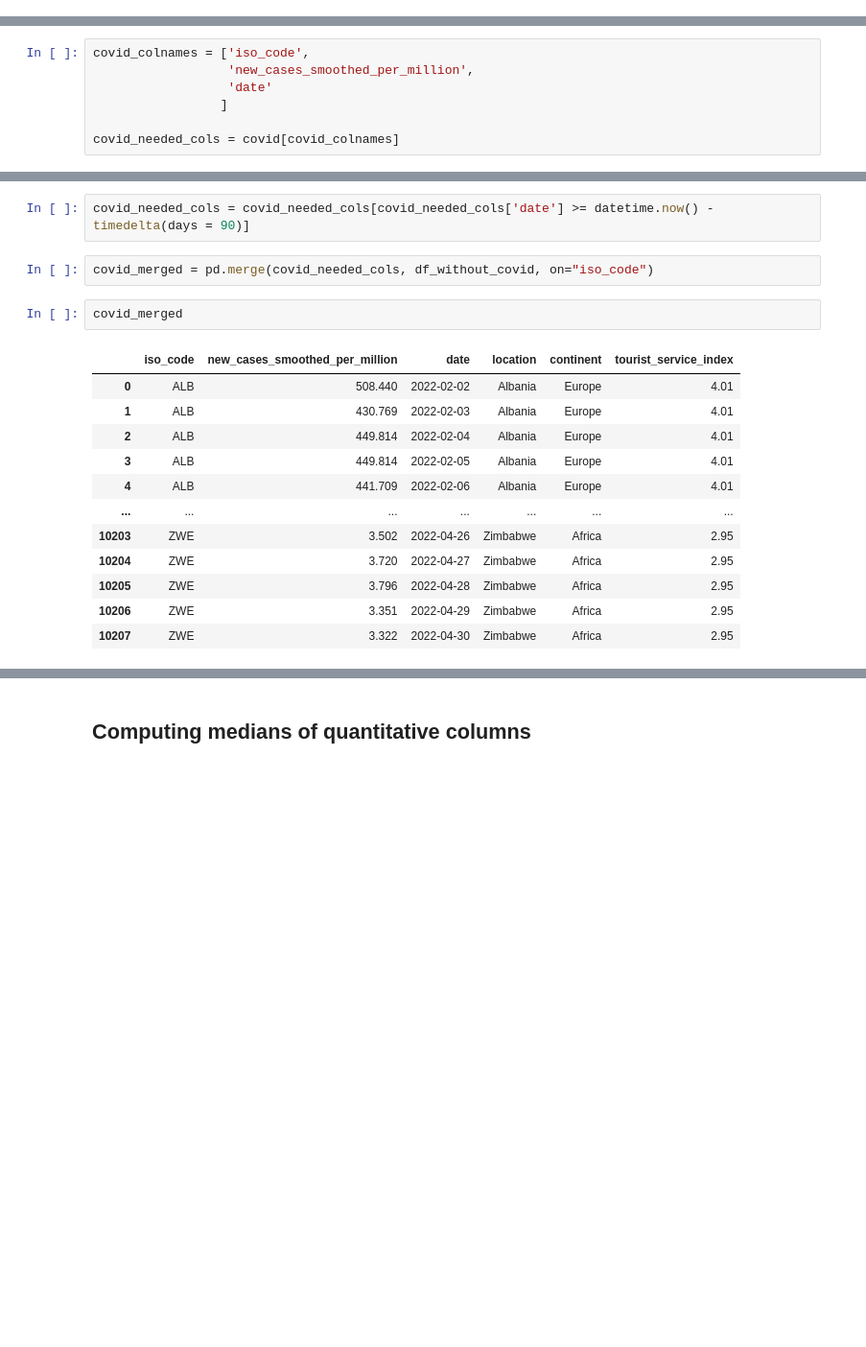
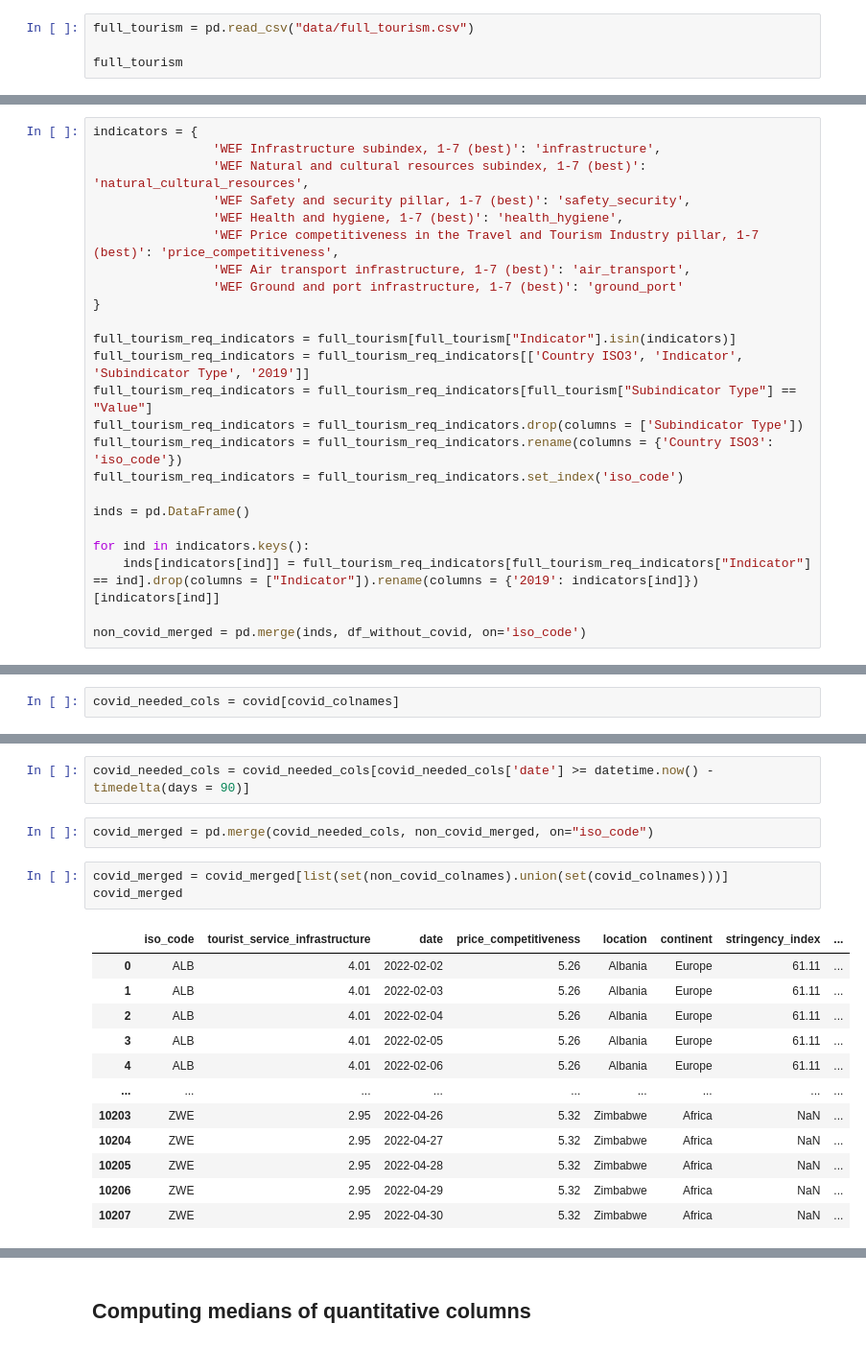
Before and after one commit to serenawatson/data3888, a Jupyter notebook: Eve_initial_variable_selection_clustering.ipynb, the cells around one changed output, grey strips where cells are left out. Shown at 96% size. Saved outputs shown, nothing was run; the diff lists cells and outputs as text; blank space fills up the shorter version.

Commit message:
Adds more tourism-related indexes

```diff
--- a/Eve_initial_variable_selection_clustering.ipynb
+++ b/Eve_initial_variable_selection_clustering.ipynb
@@ -50,3 +46,7 @@ df_without_covid
 | 114 | ZMB | Zambia | Africa | 2.52 |
 | 115 | ZWE | Zimbabwe | Africa | 2.95 |
 116 rows × 4 columns
+# %%
+full_tourism = pd.read_csv("data/full_tourism.csv")
+
+full_tourism
@@ -53,11 +67,30 @@ df_without_covid
+# %%
+indicators = {
+                'WEF Infrastructure subindex, 1-7 (best)': 'infrastructure',
+                'WEF Natural and cultural resources subindex, 1-7 (best)': 'natural_cultural_resources',
+                'WEF Safety and security pillar, 1-7 (best)': 'safety_security',
+                'WEF Health and hygiene, 1-7 (best)': 'health_hygiene',
+                'WEF Price competitiveness in the Travel and Tourism Industry pillar, 1-7 (best)': 'price_competitiveness',
+                'WEF Air transport infrastructure, 1-7 (best)': 'air_transport',
+                'WEF Ground and port infrastructure, 1-7 (best)': 'ground_port'
+}
+
+full_tourism_req_indicators = full_tourism[full_tourism["Indicator"].isin(indicators)]
+full_tourism_req_indicators = full_tourism_req_indicators[['Country ISO3', 'Indicator', 'Subindicator Type', '2019']]
+full_tourism_req_indicators = full_tourism_req_indicators[full_tourism["Subindicator Type"] == "Value"]
+full_tourism_req_indicators = full_tourism_req_indicators.drop(columns = ['Subindicator Type'])
+full_tourism_req_indicators = full_tourism_req_indicators.rename(columns = {'Country ISO3': 'iso_code'})
+full_tourism_req_indicators = full_tourism_req_indicators.set_index('iso_code')
+
+inds = pd.DataFrame()
+
+for ind in indicators.keys():
+    inds[indicators[ind]] = full_tourism_req_indicators[full_tourism_req_indicators["Indicator"] == ind].drop(columns = ["Indicator"]).rename(columns = {'2019': indicators[ind]})[indicators[ind]]
+
+non_covid_merged = pd.merge(inds, df_without_covid, on='iso_code')
 # %%
 covid = pd.read_csv("https://raw.githubusercontent.com/owid/covid-19-data/master/public/data/owid-covid-data.csv")
 # %%
-covid_colnames = ['iso_code',
-                  'new_cases_smoothed_per_million',
-                  'date'
-                 ]
-
 covid_needed_cols = covid[covid_colnames]
 # %%
 covid_needed_cols['date'] = pd.to_datetime(covid_needed_cols['date'], format='%Y-%m-%d')
@@ -70,19 +103,20 @@ See the caveats in the documentation: https://pandas.pydata.org/pandas-docs/stab
 # %%
 covid_needed_cols = covid_needed_cols[covid_needed_cols['date'] >= datetime.now() - timedelta(days = 90)]
 # %%
-covid_merged = pd.merge(covid_needed_cols, df_without_covid, on="iso_code")
+covid_merged = pd.merge(covid_needed_cols, non_covid_merged, on="iso_code")
 # %%
+covid_merged = covid_merged[list(set(non_covid_colnames).union(set(covid_colnames)))]
 covid_merged
 # %% [output]
-|  | iso_code | new_cases_smoothed_per_million | date | location | continent | tourist_service_index |
-| 0 | ALB | 508.440 | 2022-02-02 | Albania | Europe | 4.01 |
-| 1 | ALB | 430.769 | 2022-02-03 | Albania | Europe | 4.01 |
-| 2 | ALB | 449.814 | 2022-02-04 | Albania | Europe | 4.01 |
-| 3 | ALB | 449.814 | 2022-02-05 | Albania | Europe | 4.01 |
-| 4 | ALB | 441.709 | 2022-02-06 | Albania | Europe | 4.01 |
-| ... | ... | ... | ... | ... | ... | ... |
-| 10203 | ZWE | 3.502 | 2022-04-26 | Zimbabwe | Africa | 2.95 |
-| 10204 | ZWE | 3.720 | 2022-04-27 | Zimbabwe | Africa | 2.95 |
-| 10205 | ZWE | 3.796 | 2022-04-28 | Zimbabwe | Africa | 2.95 |
-| 10206 | ZWE | 3.351 | 2022-04-29 | Zimbabwe | Africa | 2.95 |
-| 10207 | ZWE | 3.322 | 2022-04-30 | Zimbabwe | Africa | 2.95 |
+|  | iso_code | tourist_service_infrastructure | date | price_competitiveness | location | continent | stringency_index | ... |
+| 0 | ALB | 4.01 | 2022-02-02 | 5.26 | Albania | Europe | 61.11 | ... |
+| 1 | ALB | 4.01 | 2022-02-03 | 5.26 | Albania | Europe | 61.11 | ... |
+| 2 | ALB | 4.01 | 2022-02-04 | 5.26 | Albania | Europe | 61.11 | ... |
+| 3 | ALB | 4.01 | 2022-02-05 | 5.26 | Albania | Europe | 61.11 | ... |
+| 4 | ALB | 4.01 | 2022-02-06 | 5.26 | Albania | Europe | 61.11 | ... |
+| ... | ... | ... | ... | ... | ... | ... | ... | ... |
+| 10203 | ZWE | 2.95 | 2022-04-26 | 5.32 | Zimbabwe | Africa | NaN | ... |
+| 10204 | ZWE | 2.95 | 2022-04-27 | 5.32 | Zimbabwe | Africa | NaN | ... |
+| 10205 | ZWE | 2.95 | 2022-04-28 | 5.32 | Zimbabwe | Africa | NaN | ... |
+| 10206 | ZWE | 2.95 | 2022-04-29 | 5.32 | Zimbabwe | Africa | NaN | ... |
+| 10207 | ZWE | 2.95 | 2022-04-30 | 5.32 | Zimbabwe | Africa | NaN | ... |
```
Also changed, not shown: parts of 11 cells of this notebook, 3 other files.
